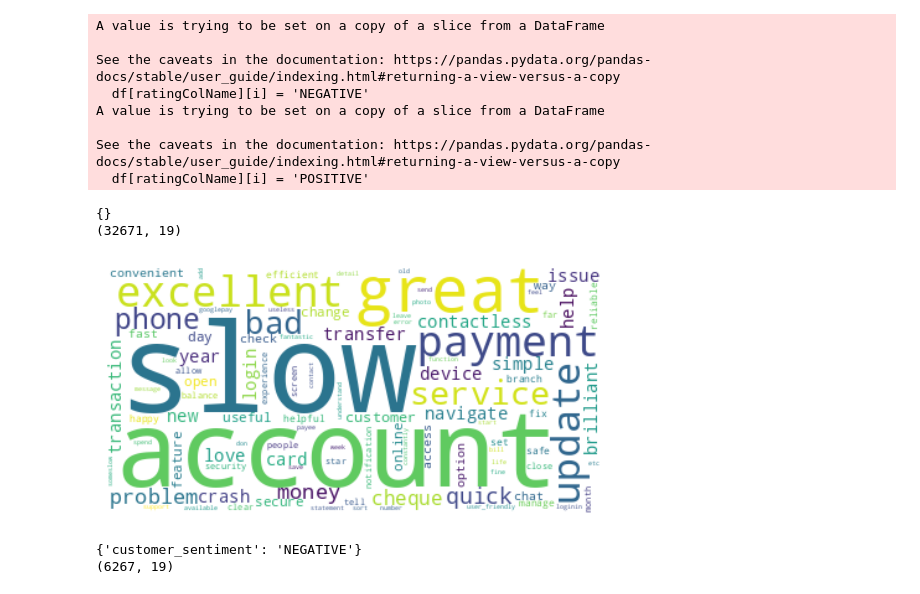
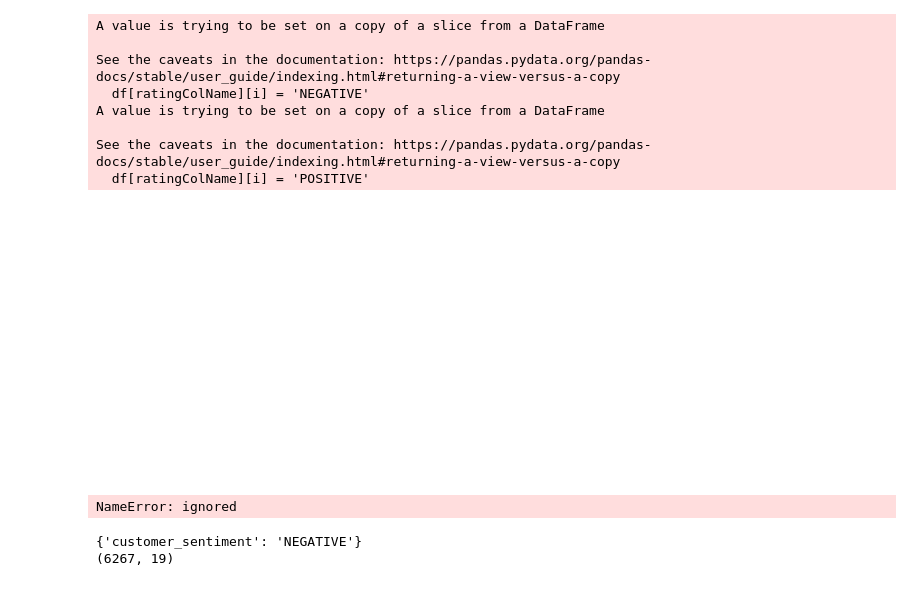
Before and after one commit to piygot5/Customer-Insights-Pack-POC, a Jupyter notebook: word_cloud_generation.ipynb, the cells around one changed output. Saved outputs shown, nothing was run; the diff lists cells and outputs as text; code cells hidden in the pictures.

Commit message:
negative_topic_modelling First level completed

```diff
--- a/word_cloud_generation.ipynb
+++ b/word_cloud_generation.ipynb
@@ -18,3 +18,7 @@ Drive already mounted at /content/drive; to attempt to forcibly remount, call dr
+# %%
+MOUNT_DIR = '/content/drive/MyDrive/BarclaysReviews/'
+DATA_DIR = '/content/drive/MyDrive/BarclaysReviews/data/'
+MODEL_DIR = '/content/drive/MyDrive/BarclaysReviews/model/'
 # %%
 ratingColName = 'customer_sentiment'
 df[ratingColName] = 'POSITIVE'
@@ -34,39 +38,55 @@ A value is trying to be set on a copy of a slice from a DataFrame
 See the caveats in the documentation: https://pandas.pydata.org/pandas-docs/stable/user_guide/indexing.html#returning-a-view-versus-a-copy
   df[ratingColName][i] = 'POSITIVE'
 # %%
+import wordcloud
 import matplotlib.pyplot as plt
-
+import pandas as pd #Vivek Jha May 1
 %matplotlib inline
-
-from wordcloud import WordCloud
+import matplotlib.pylab as plt #Vivek Jha May 1
+from PIL import Image
+import numpy as np #Vivek Jha May 1
+from imageio import imread
+from wordcloud import WordCloud,ImageColorGenerator
 
 def generateWordCloud(df,columns ={},textcol = "cleaned_data"):
   print(columns)
   if bool(columns):
     # print("columns")
     for key in columns:
       # print(df.shape)
       df = df[df[key].str.contains(columns[key])]
   print(df.shape)
-  text2 = " ".join(title for title in df[textcol])
-
+  text2 = " ".join(str(title) for title in df[textcol])
+  print(text2)
   # Creating word_cloud with text as argument in .generate() method
 
-  word_cloud2 = WordCloud(collocations = False, background_color = 'white',max_font_size=100, max_words=100).generate(text2)
+  # word_cloud2 = WordCloud(collocations = False, background_color = 'white',max_font_size=100, max_words=100).generate(text2)
+  mask= np.array(Image.open(DATA_DIR+'barclays_logo.png')) #Vivek Jha May 1
+  #back_color = imread(Image.open(DATA_DIR+'barclays_logo.png'))
 
+
+
+
+  wordcloud = WordCloud(collocations = False,max_font_size=100,max_words=100,width=1600,height=800,mask=mask,background_color="white").generate(text2) #Vivek Jha May 1
   # Display the generated Word Cloud
+  plt.figure(figsize=(20,10),facecolor="k") #Vivek Jha May 1
+  # plt.imshow(word_cloud2, interpolation='bilinear')
+#plt.imshow(wordcloud,interpolation="bilinear") #Vivek Jha May 1
+plt.axis("off")
+plt.tight_layout(pad=8)
 
-  plt.imshow(word_cloud2, interpolation='bilinear')
+  # show
+  #fig, ax = plt.subplots(figsize=(10,10), dpi=60)
+  #ax.imshow(wordcloud.recolor(color_func=image_colors), interpolation="bilinear")
 
-  plt.axis("off")
-
-  plt.show()
+plt.axis("off")
+plt.show()
+# %% [output]
+[figure, added]
 # %%
-generateWordCloud(df)
+generateWordCloud(text2)
 # %% [output]
-{}
-(32671, 19)
+NameError: ignored
-[figure, removed]
 # %%
 generateWordCloud(df,columns ={"customer_sentiment":"NEGATIVE"})
 # %% [output]
```
Also changed, not shown: parts of 2 cells of this notebook, 4 other files.
